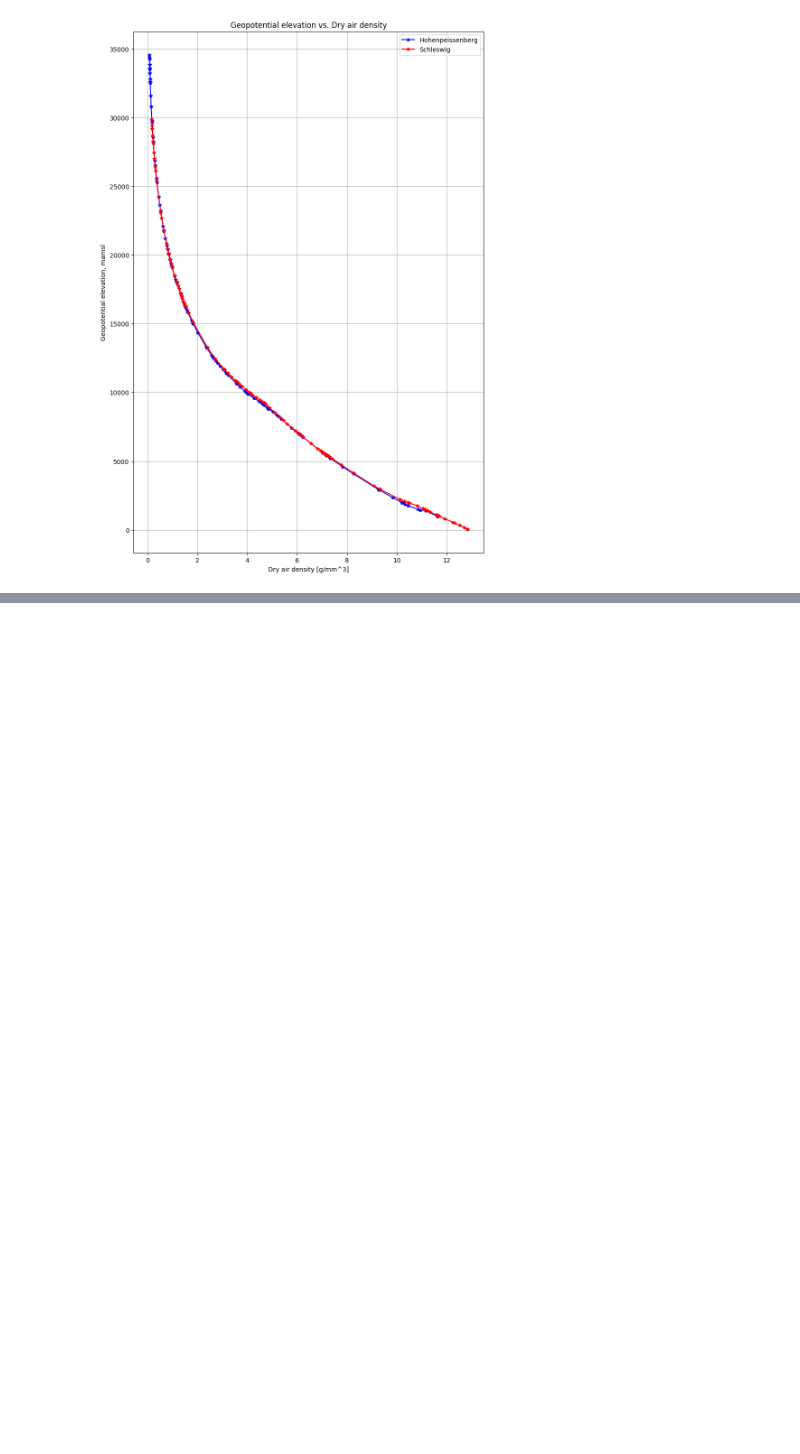
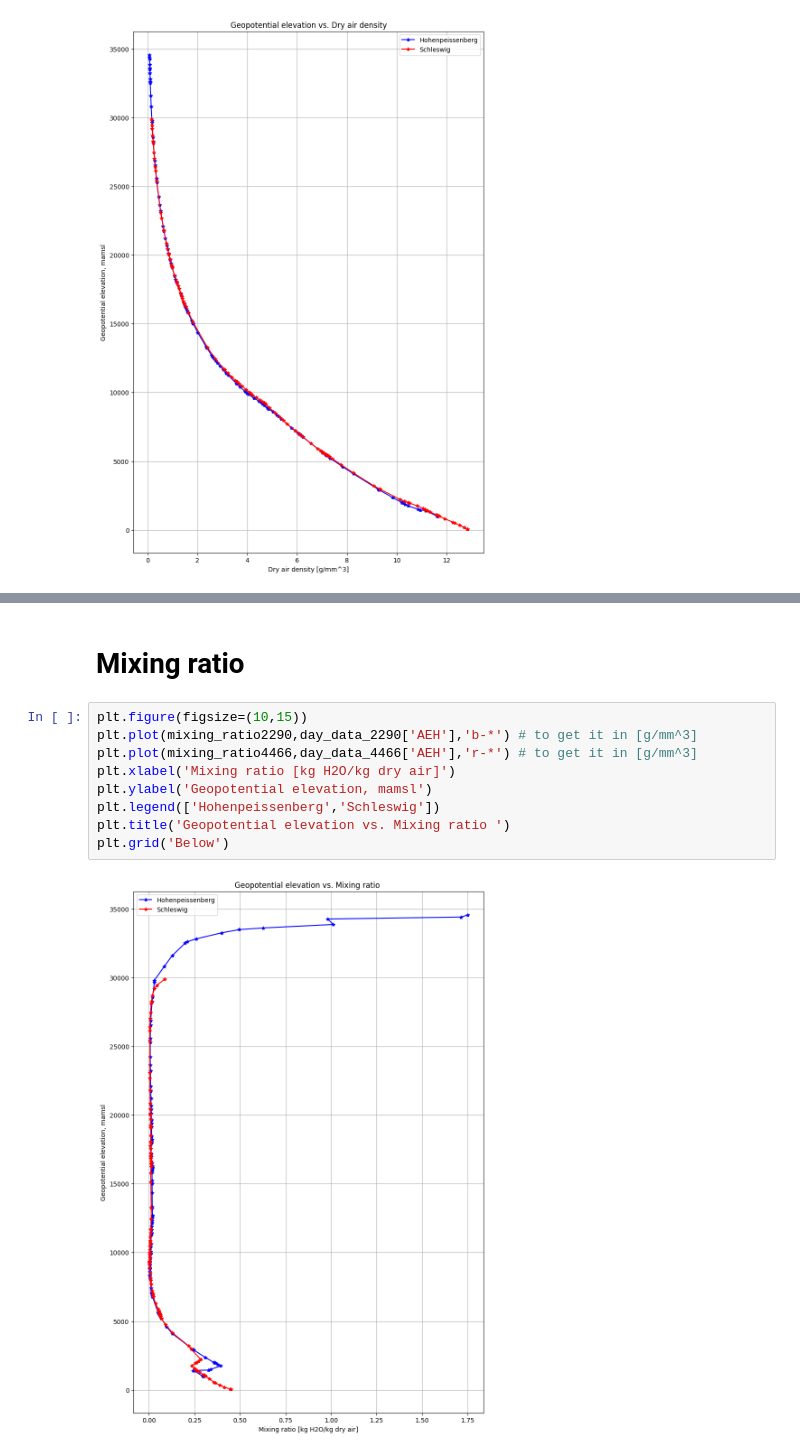
Before and after one commit to raphouphel/hydrology-group-8, a Jupyter notebook: Assignment_2/Untitled-1.ipynb, the cells around one changed output, grey strips where cells are left out. Drawn from its saved outputs; the diff is of its cells as text; blank space fills up the shorter version.

```diff
--- a/Assignment_2/Untitled-1.ipynb
+++ b/Assignment_2/Untitled-1.ipynb
@@ -118,0 +142,13 @@ plt.grid('Below')
+# %% [markdown]
+# Mixing ratio
+# %%
+plt.figure(figsize=(10,15))
+plt.plot(mixing_ratio2290,day_data_2290['AEH'],'b-*') # to get it in [g/mm^3]
+plt.plot(mixing_ratio4466,day_data_4466['AEH'],'r-*') # to get it in [g/mm^3]
+plt.xlabel('Mixing ratio [kg H2O/kg dry air]')
+plt.ylabel('Geopotential elevation, mamsl')
+plt.legend(['Hohenpeissenberg','Schleswig'])
+plt.title('Geopotential elevation vs. Mixing ratio ')
+plt.grid('Below')
+# %% [output]
+[figure, added]
```
Also changed, not shown: parts of 10 cells of this notebook.
